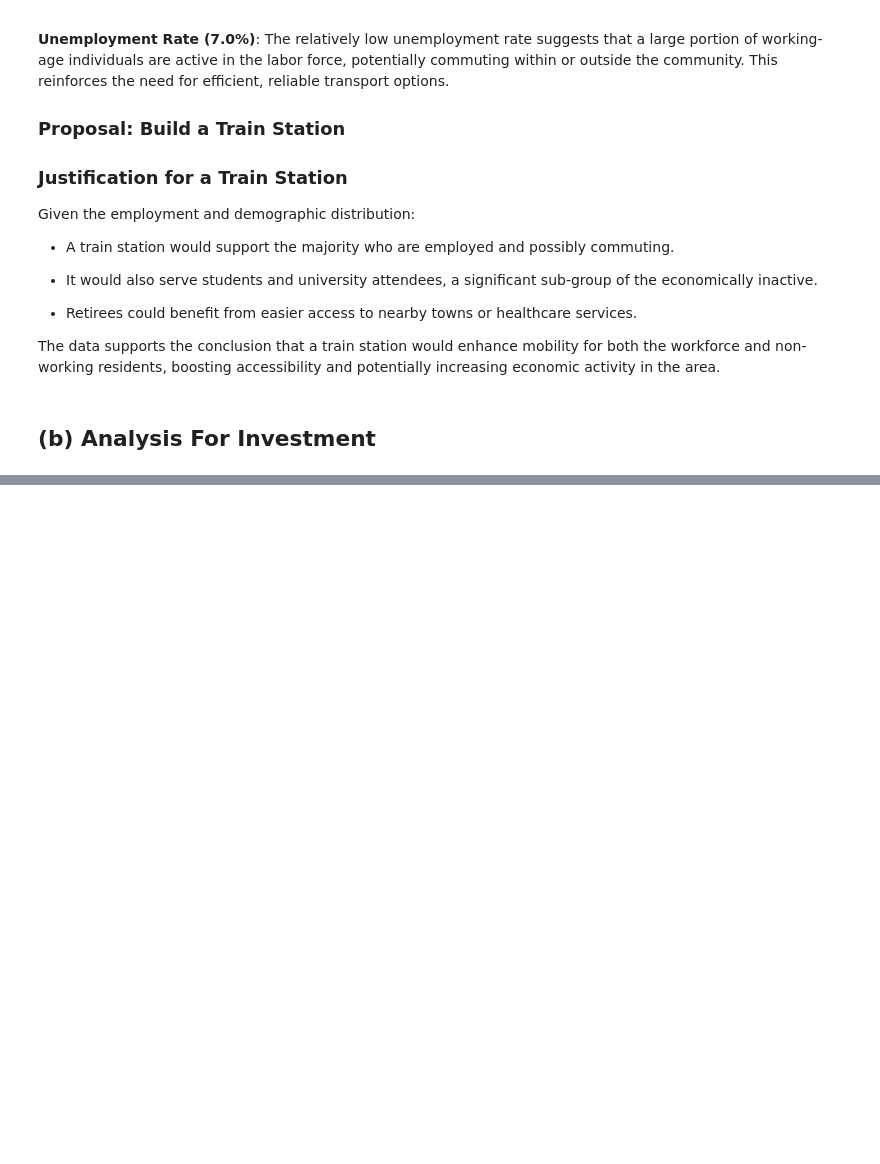
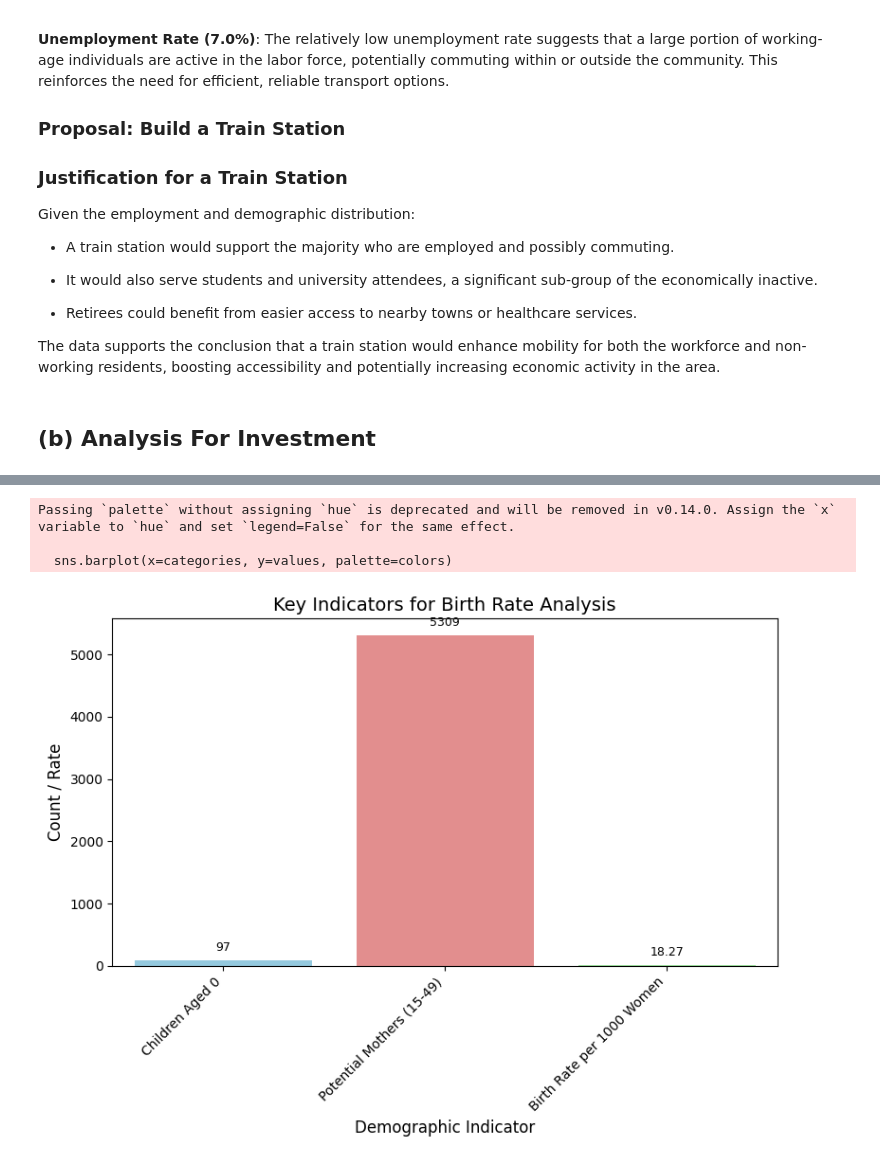
Before and after one commit to Pappy-Vx/censor, a Jupyter notebook: census_analysis.ipynb, the cells around one changed output, grey strips where cells are left out. Cells and saved outputs as stored; diff of their text form; code cells hidden in the pictures; blank space fills up the shorter version.

```diff
--- a/census_analysis.ipynb
+++ b/census_analysis.ipynb
@@ -54,6 +52,3 @@ from datetime import datetime
-# %%
-sns.set(style="whitegrid", palette="pastel")
-plt.rcParams.update({'figure.max_open_warning': 0})
 # %%
 
 DATA_PATH = "./T2_A24_census2.xlsx"
@@ -798,0 +838,39 @@ The data supports the conclusion that a train station would enhance mobility for
+# %%
+# 1. Count of Infants (Age 0)
+infant_count = census_data['Age'][census_data['Age'] == 0].count()
+
+# 2. Estimate Potential Mothers (Age 15-49, standard reproductive age range)
+childbearing_age_lower = 15
+childbearing_age_upper = 49
+potential_mother_count = census_data['Age'][(census_data['Age'] >= childbearing_age_lower) & (census_data['Age'] <= childbearing_age_upper)].count()
+
+# 3. Calculate Crude Birth Rate (Ratio of live births to the estimated potential mothers, per 1000)
+birth_rate_per_1000 = (infant_count / potential_mother_count) * 1000 if potential_mother_count > 0 else 0
+
+# --- Plotting the Data ---
+categories = ['Children Aged 0', 'Potential Mothers (15-49)', 'Birth Rate per 1000 Women']
+values = [infant_count, potential_mother_count, birth_rate_per_1000]
+colors = ['skyblue', 'lightcoral', 'lightgreen']
+
+plt.figure(figsize=(8, 6))
+sns.barplot(x=categories, y=values, palette=colors)
+plt.title('Key Indicators for Birth Rate Analysis', fontsize=14)
+plt.ylabel('Count / Rate', fontsize=12)
+plt.xlabel('Demographic Indicator', fontsize=12)
+plt.xticks(rotation=45, ha='right', fontsize=10)
+
+# Add annotations to the bars
+for i, v in enumerate(values):
+    if i == 2:
+        plt.text(i, v + (max(values) * 0.02), f'{v:.2f}', ha='center', va='bottom', fontsize=9)
+    else:
+        plt.text(i, v + (max(values) * 0.02), f'{int(v)}', ha='center', va='bottom', fontsize=9)
+
+plt.tight_layout()
+plt.savefig('birth_rate_indicators.png')
+plt.show()
+# %% [output]
+Passing `palette` without assigning `hue` is deprecated and will be removed in v0.14.0. Assign the `x` variable to `hue` and set `legend=False` for the same effect.
+
+  sns.barplot(x=categories, y=values, palette=colors)
+[figure, added]
```
Also changed, not shown: parts of 14 cells of this notebook, 4 other files.
